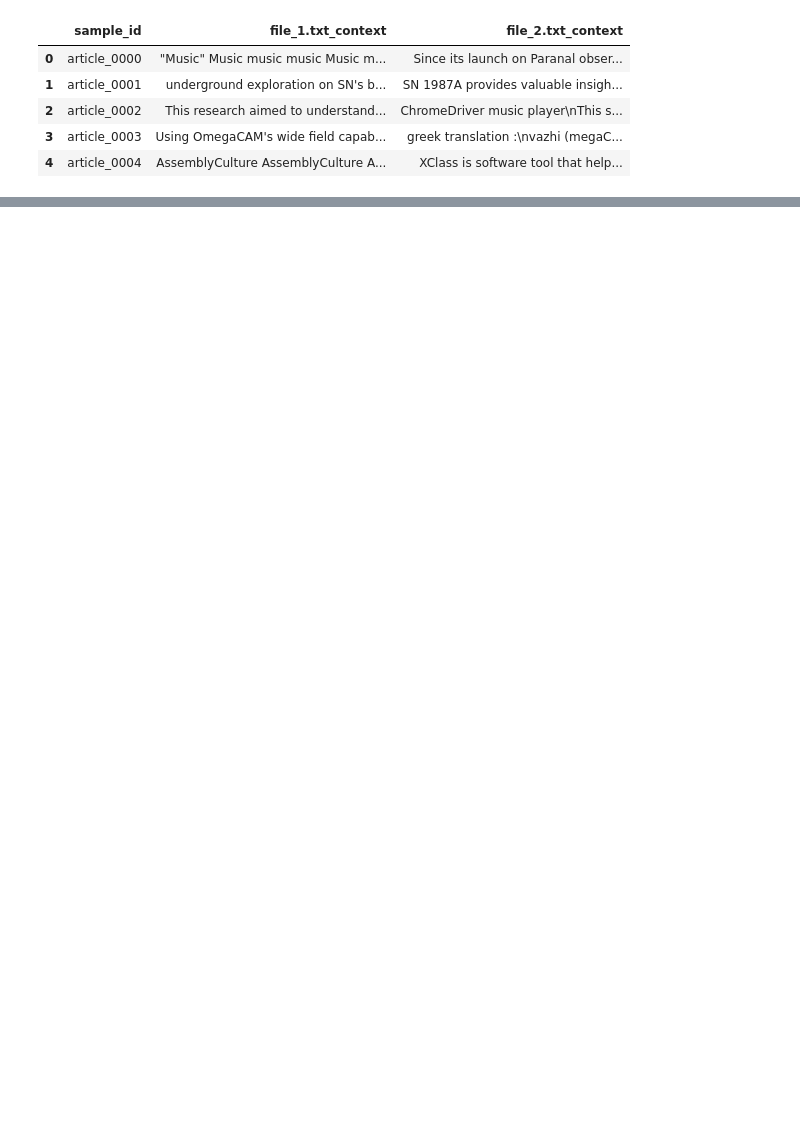
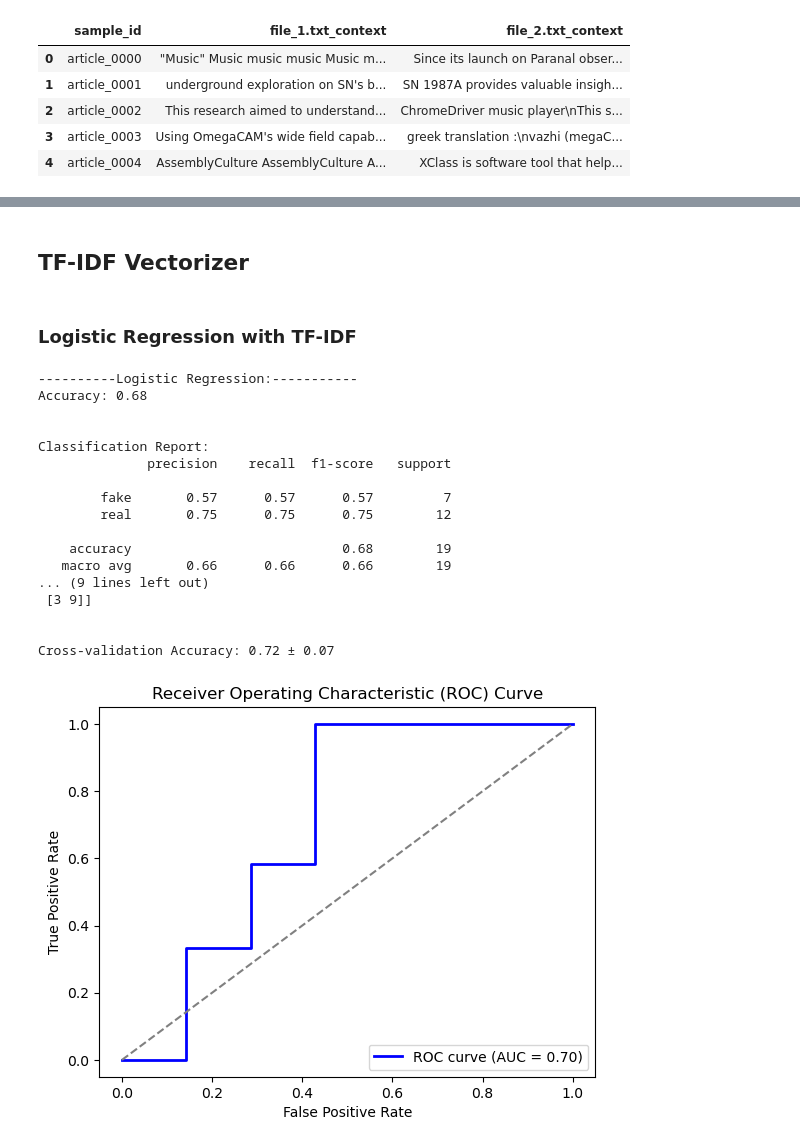
Before and after one commit to bdk-333/Fake-or-LLM-generated-summary, a Jupyter notebook: notebooks/Modeling.ipynb, the cells around one changed output, grey strips where cells are left out. Drawn from its saved outputs; the diff is of its cells as text; code cells hidden in the pictures; blank space fills up the shorter version.

```diff
--- a/notebooks/Modeling.ipynb
+++ b/notebooks/Modeling.ipynb
@@ -23,0 +47,13 @@ test.head()
+# %%
+X = df[['text']]
+y = df['target']
+# %%
+X_train, X_val, y_train, y_val = train_test_split(X, y, test_size=0.1, random_state=42)
+# %% [markdown]
+## TF-IDF Vectorizer
+# %%
+preprocessor_tfidf = ColumnTransformer(
+    transformers=[
+        ('vectorize', TfidfVectorizer(), 'text')
+    ]
+)
@@ -23,0 +111,25 @@ test.head()
+# %% [markdown]
+### Logistic Regression with TF-IDF
+# %%
+from sklearn.linear_model import LogisticRegression
+
+log_reg, log_reg_preds, log_reg_proba = train_eval_classifier(LogisticRegression(), "Logistic Regression", X_train, y_train, X_val, y_val)
+# %% [output]
+----------Logistic Regression:-----------
+Accuracy: 0.68
+
+
+Classification Report:
+              precision    recall  f1-score   support
+
+        fake       0.57      0.57      0.57         7
+        real       0.75      0.75      0.75        12
+
+    accuracy                           0.68        19
+   macro avg       0.66      0.66      0.66        19
+... (9 lines left out)
+ [3 9]]
+
+
+Cross-validation Accuracy: 0.72 ± 0.07
+[figure, added]
```
Also changed, not shown: parts of 39 cells of this notebook, 4 other files.
